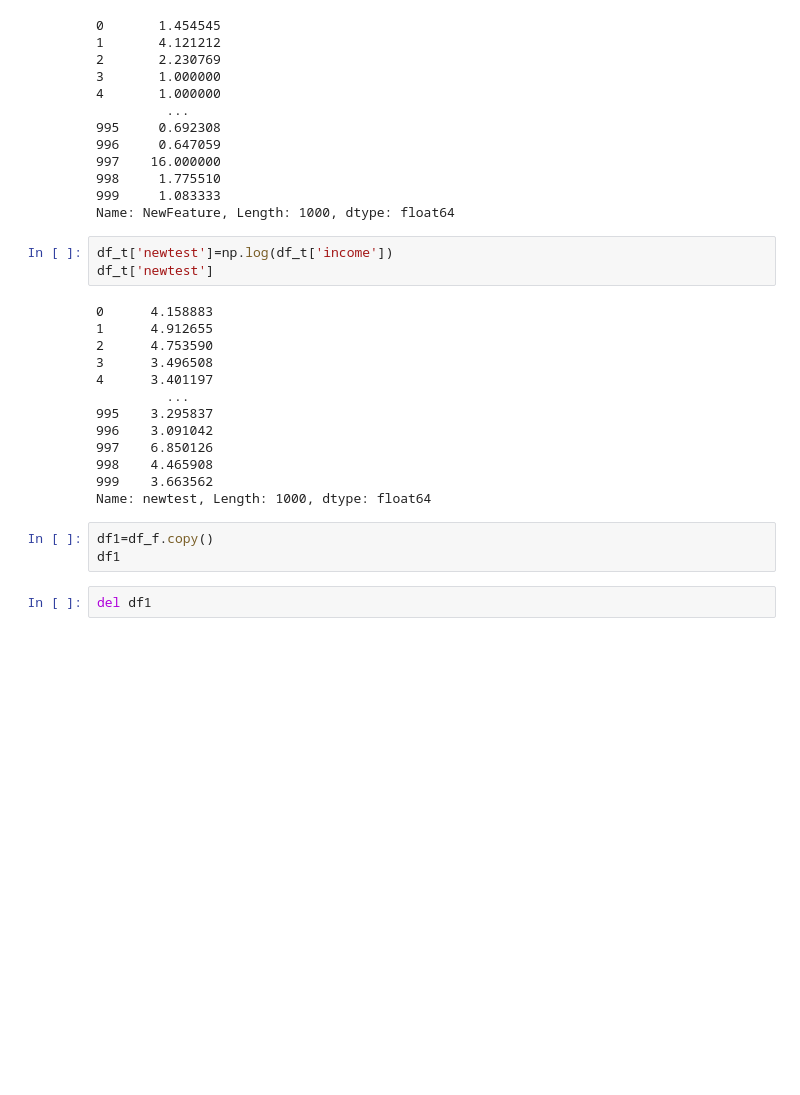
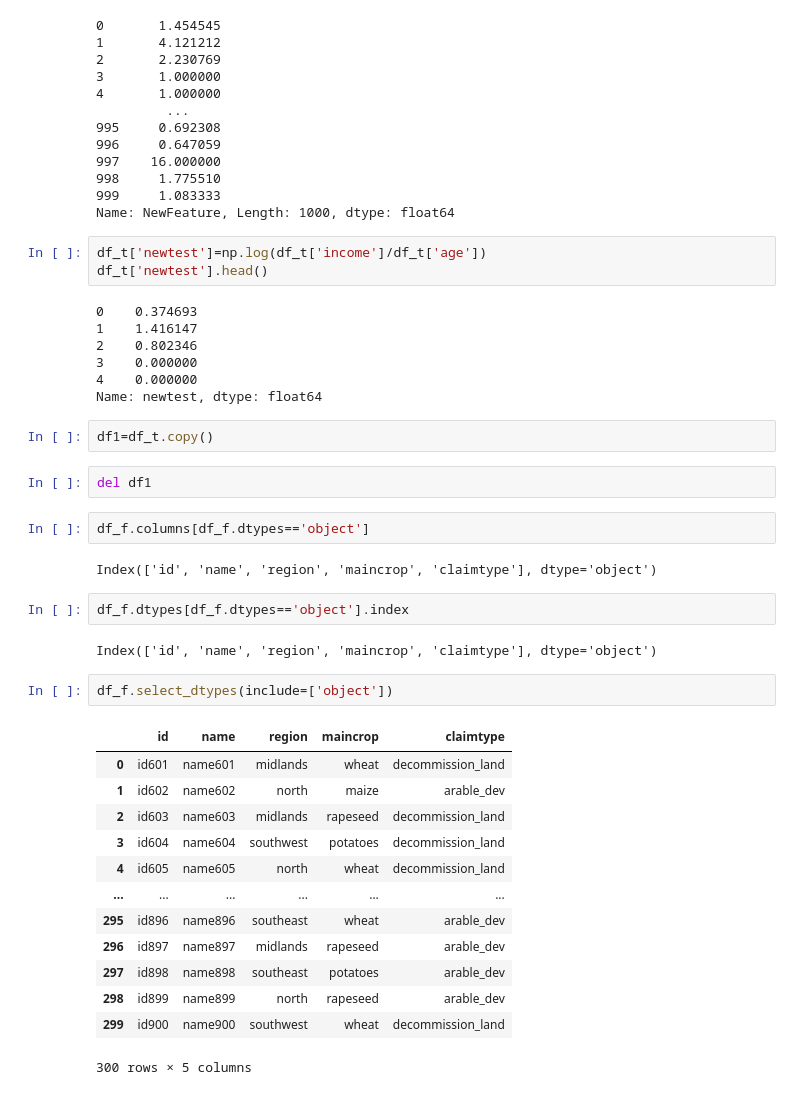
Before and after one commit to NasimShokrgozar/FirstSc, a Jupyter notebook: Session06_Basic.ipynb, the cells around one changed output. Drawn from its saved outputs; the diff is of its cells as text; blank space fills up the shorter version.

```diff
--- a/Session06_Basic.ipynb
+++ b/Session06_Basic.ipynb
@@ -124,23 +124,40 @@ df_t['NewFeature']
 999     1.083333
 Name: NewFeature, Length: 1000, dtype: float64
 # %%
-df_t['newtest']=np.log(df_t['income'])
-df_t['newtest']
+df_t['newtest']=np.log(df_t['income']/df_t['age'])
+df_t['newtest'].head()
 # %% [output]
-0      4.158883
-1      4.912655
-2      4.753590
-3      3.496508
-4      3.401197
-         ...
-995    3.295837
-996    3.091042
-997    6.850126
-998    4.465908
-999    3.663562
-Name: newtest, Length: 1000, dtype: float64
+0    0.374693
+1    1.416147
+2    0.802346
+3    0.000000
+4    0.000000
+Name: newtest, dtype: float64
 # %%
-df1=df_f.copy()
-df1
+df1=df_t.copy()
 # %%
 del df1
+# %%
+df_f.columns[df_f.dtypes=='object']
+# %% [output]
+Index(['id', 'name', 'region', 'maincrop', 'claimtype'], dtype='object')
+# %%
+df_f.dtypes[df_f.dtypes=='object'].index
+# %% [output]
+Index(['id', 'name', 'region', 'maincrop', 'claimtype'], dtype='object')
+# %%
+df_f.select_dtypes(include=['object'])
+# %% [output]
+|  | id | name | region | maincrop | claimtype |
+| 0 | id601 | name601 | midlands | wheat | decommission_land |
+| 1 | id602 | name602 | north | maize | arable_dev |
+| 2 | id603 | name603 | midlands | rapeseed | decommission_land |
+| 3 | id604 | name604 | southwest | potatoes | decommission_land |
+| 4 | id605 | name605 | north | wheat | decommission_land |
+| ... | ... | ... | ... | ... | ... |
+| 295 | id896 | name896 | southeast | wheat | arable_dev |
+| 296 | id897 | name897 | midlands | rapeseed | arable_dev |
+| 297 | id898 | name898 | southeast | potatoes | arable_dev |
+| 298 | id899 | name899 | north | rapeseed | arable_dev |
+| 299 | id900 | name900 | southwest | wheat | decommission_land |
+300 rows × 5 columns
```
Also changed, not shown: parts of 2 cells of this notebook.
